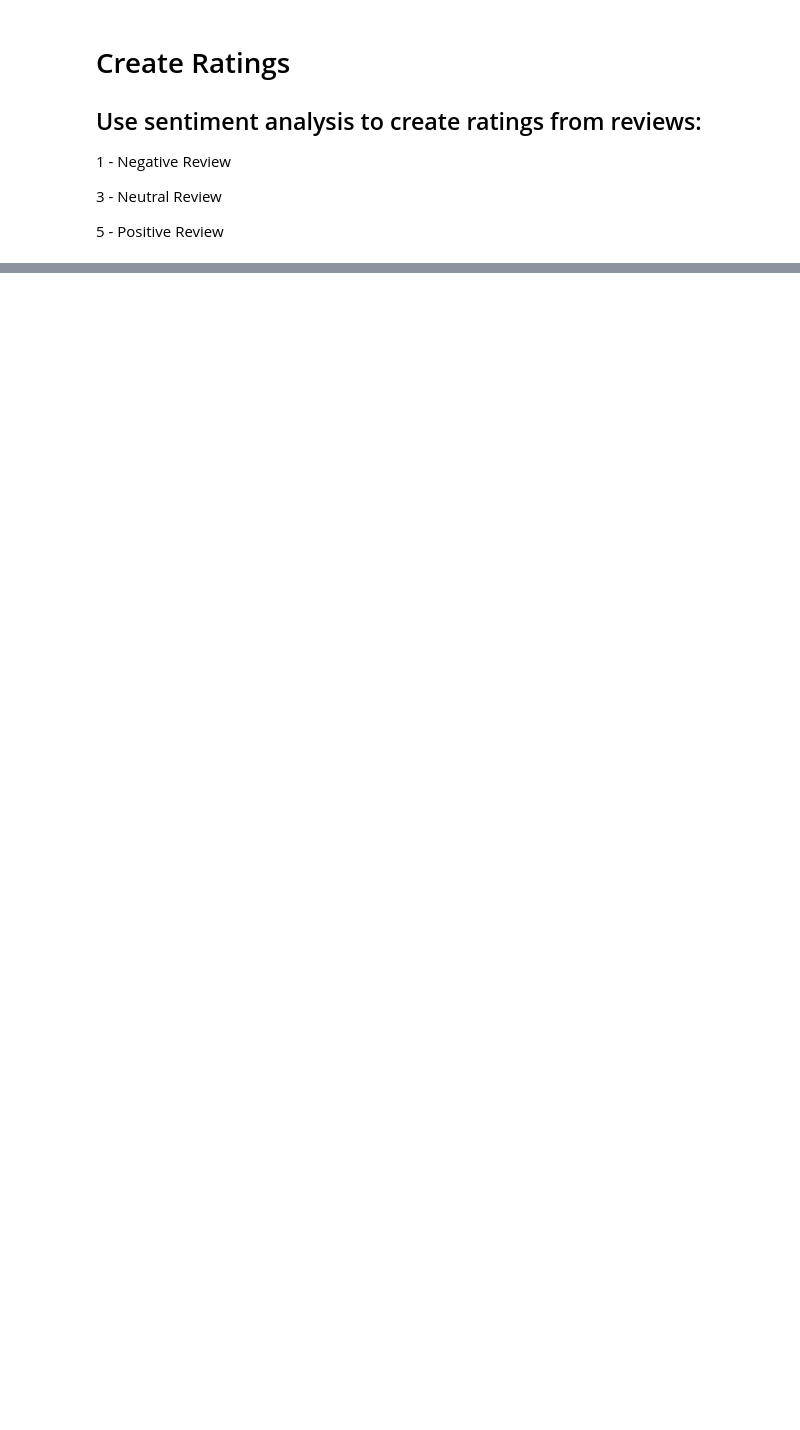
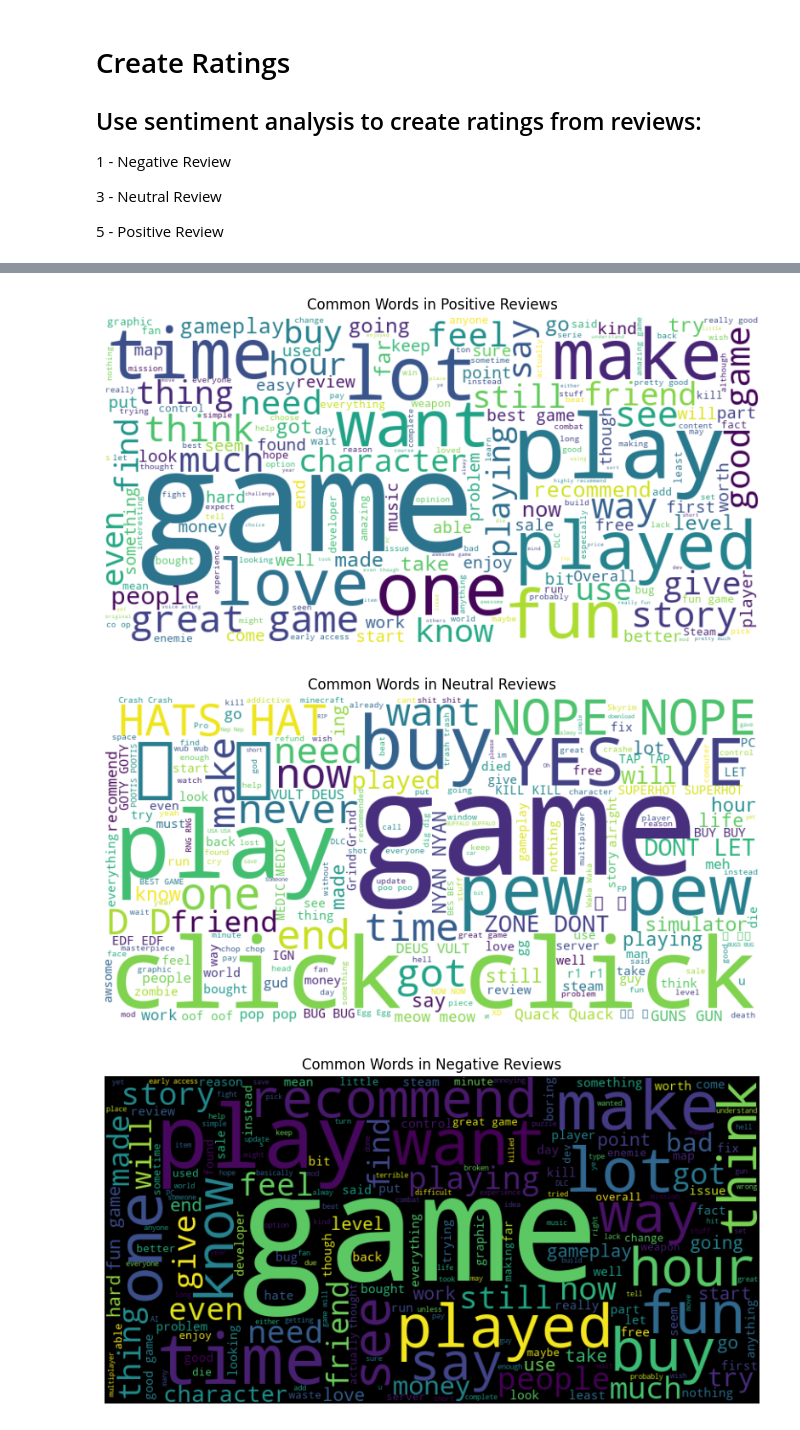
Before and after one commit to SharkmanZA/SteamDeepDive, a Jupyter notebook: src/main/reviews.ipynb, the cells around one changed output, grey strips where cells are left out. Saved outputs shown, nothing was run; the diff lists cells and outputs as text; code cells hidden in the pictures; blank space fills up the shorter version.

```diff
--- a/src/main/reviews.ipynb
+++ b/src/main/reviews.ipynb
@@ -183,0 +300,37 @@ ValueError: Could not interpret value `rating_sentiment` for `y`. An entry with
+# %%
+from wordcloud import WordCloud
+
+# Filter positive and negative reviews
+positive_reviews = " ".join(df_unfiltered[df_unfiltered['rating_sentiment'] == 5]['text'].dropna().tolist())
+negative_reviews = " ".join(df_unfiltered[df_unfiltered['rating_sentiment'] == 1]['text'].dropna().tolist())
+neutral_reviews = " ".join(df_unfiltered[df_unfiltered['rating_sentiment'] == 3]['text'].dropna().tolist())
+
+# Generate word clouds
+wordcloud_positive = WordCloud(width=800, height=400, background_color="white").generate(positive_reviews)
+wordcloud_negative = WordCloud(width=800, height=400, background_color="black").generate(negative_reviews)
+wordcloud_neutral = WordCloud(width=800, height=400, background_color="white").generate(neutral_reviews)
+
+# Display positive word cloud
+plt.figure(figsize=(10, 5))
+plt.imshow(wordcloud_positive, interpolation="bilinear")
+plt.axis("off")
+plt.title("Common Words in Positive Reviews")
+plt.show()
+
+# Display neutral word cloud
+plt.figure(figsize=(10, 5))
+plt.imshow(wordcloud_neutral, interpolation="bilinear")
+plt.axis("off")
+plt.title("Common Words in Neutral Reviews")
+plt.show()
+
+# Display negative word cloud
+plt.figure(figsize=(10, 5))
+plt.imshow(wordcloud_negative, interpolation="bilinear")
+plt.axis("off")
+plt.title("Common Words in Negative Reviews")
+plt.show()
+# %% [output]
+[figure, added]
+[figure, added]
+[figure, added]
```
Also changed, not shown: parts of 12 cells of this notebook, 9 other files.
